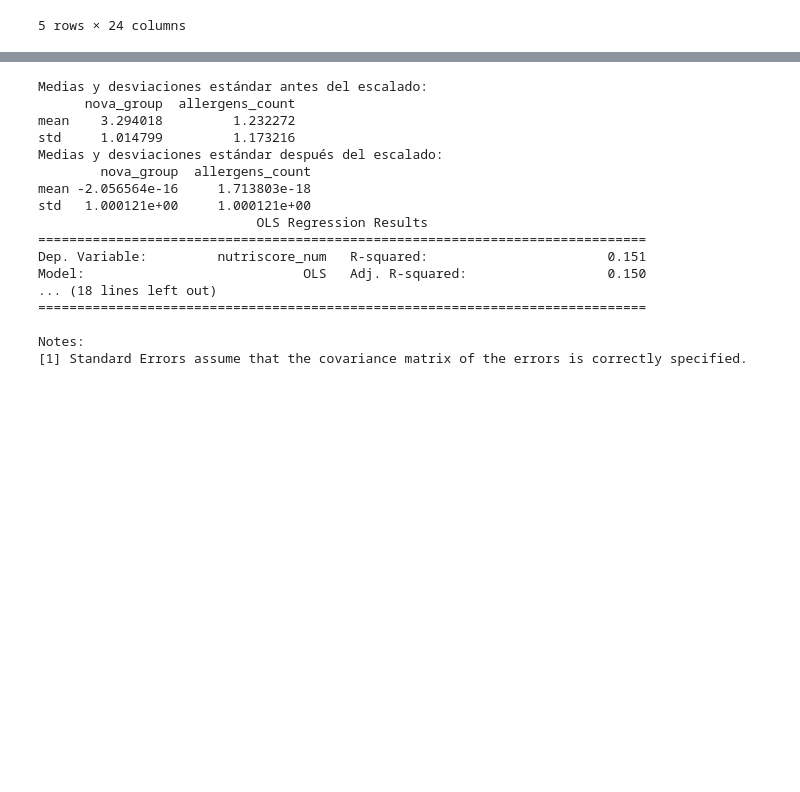
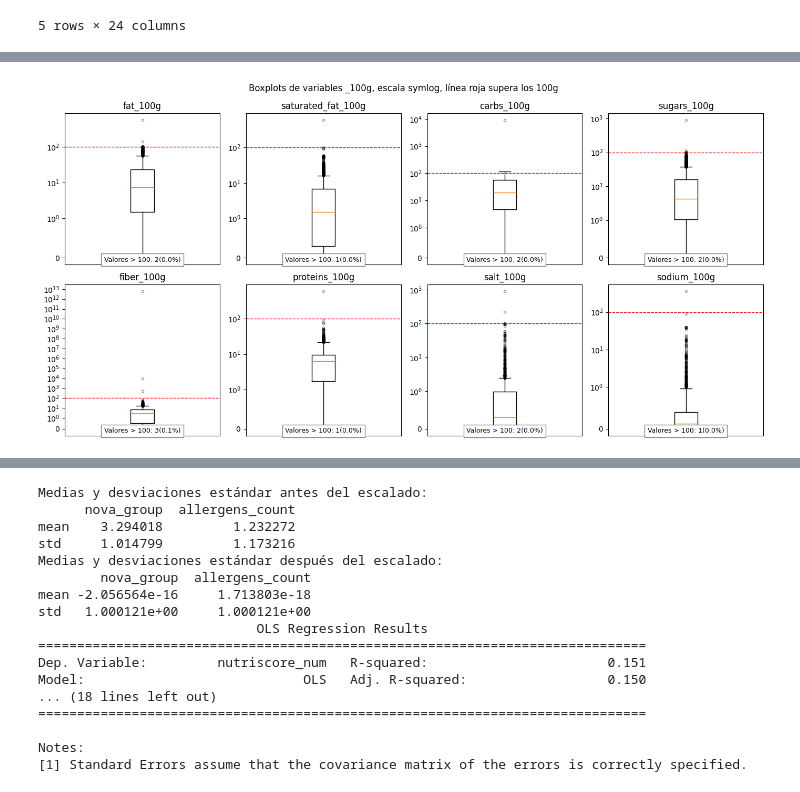
Before and after one commit to SantiWilli/TPEspecialFundamentos, a Jupyter notebook: entrega.ipynb, the cells around one changed output, grey strips where cells are left out. Saved outputs shown, nothing was run; the diff lists cells and outputs as text; code cells hidden in the pictures; blank space fills up the shorter version.

```diff
--- a/entrega.ipynb
+++ b/entrega.ipynb
@@ -96,0 +168,19 @@ df["ecoscore_num"] = df["ecoscore_grade"].map(notasEcoscore)
+# %%
+# Recorremos todas las columnas y analizamos aquellas que finalicen en _100g
+cols_100g = [c for c in df.columns if c.endswith('_100g')]
+
+fig, axes = plt.subplots(2, 4, figsize=(14,7))
+for ax, c in zip(axes.ravel(), cols_100g):
+    s = df[c].dropna()
+    n_inv = (s > 100).sum()
+    ax.boxplot(s, flierprops=dict(marker='o', markersize=3, alpha=0.4))
+    ax.set_yscale('symlog', linthresh=1)
+    ax.axhline(100, color='red', linestyle='--', linewidth=1)
+    ax.set_title(c)
+    ax.set_xticks([])
+    ax.text(0.5, 0.02, f'Valores > 100: {n_inv}({n_inv/len(s):.1%})', transform=ax.transAxes, ha='center', fontsize=9, bbox=dict(facecolor='white', edgecolor='gray'))
+fig.suptitle('Boxplots de variables _100g, escala symlog, línea roja supera los 100g')
+plt.tight_layout()
+plt.show()
+# %% [output]
+[figure, added]
```
Also changed, not shown: parts of 32 cells of this notebook, 4 other files.
